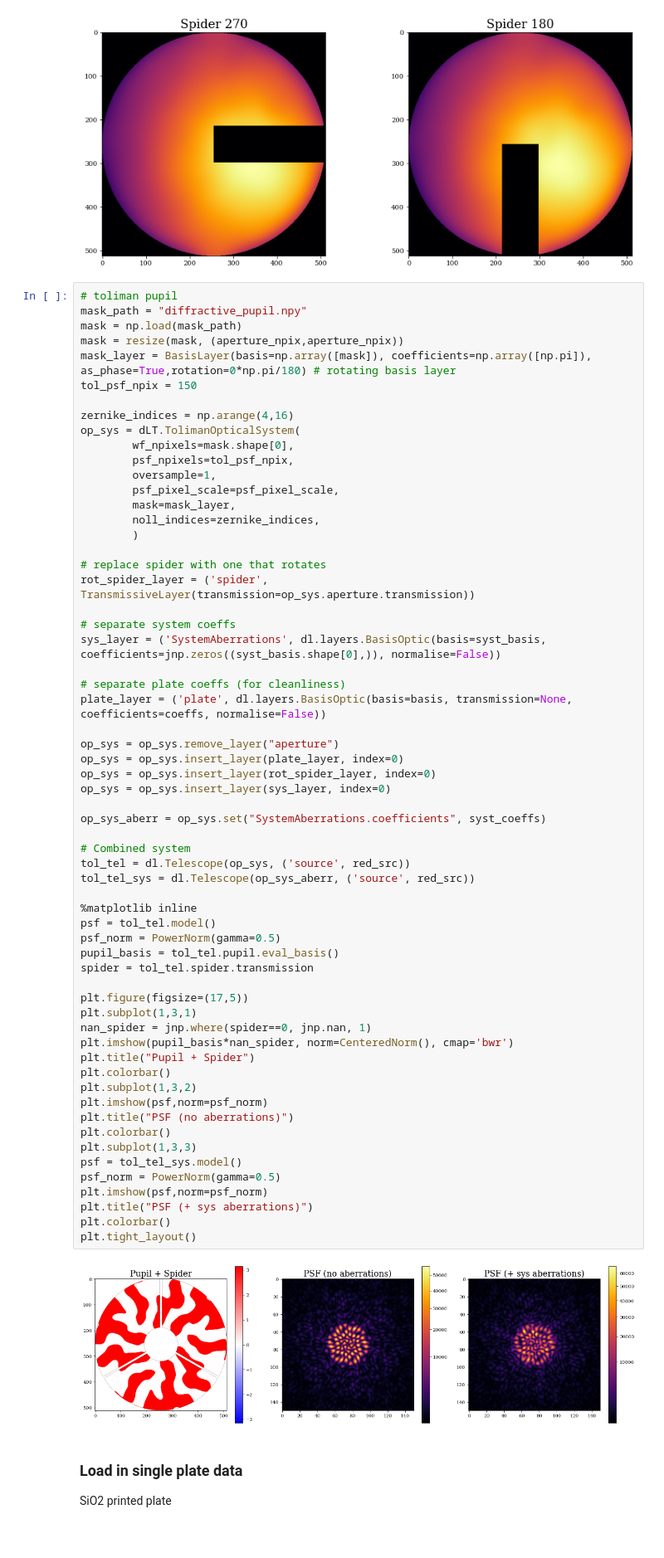
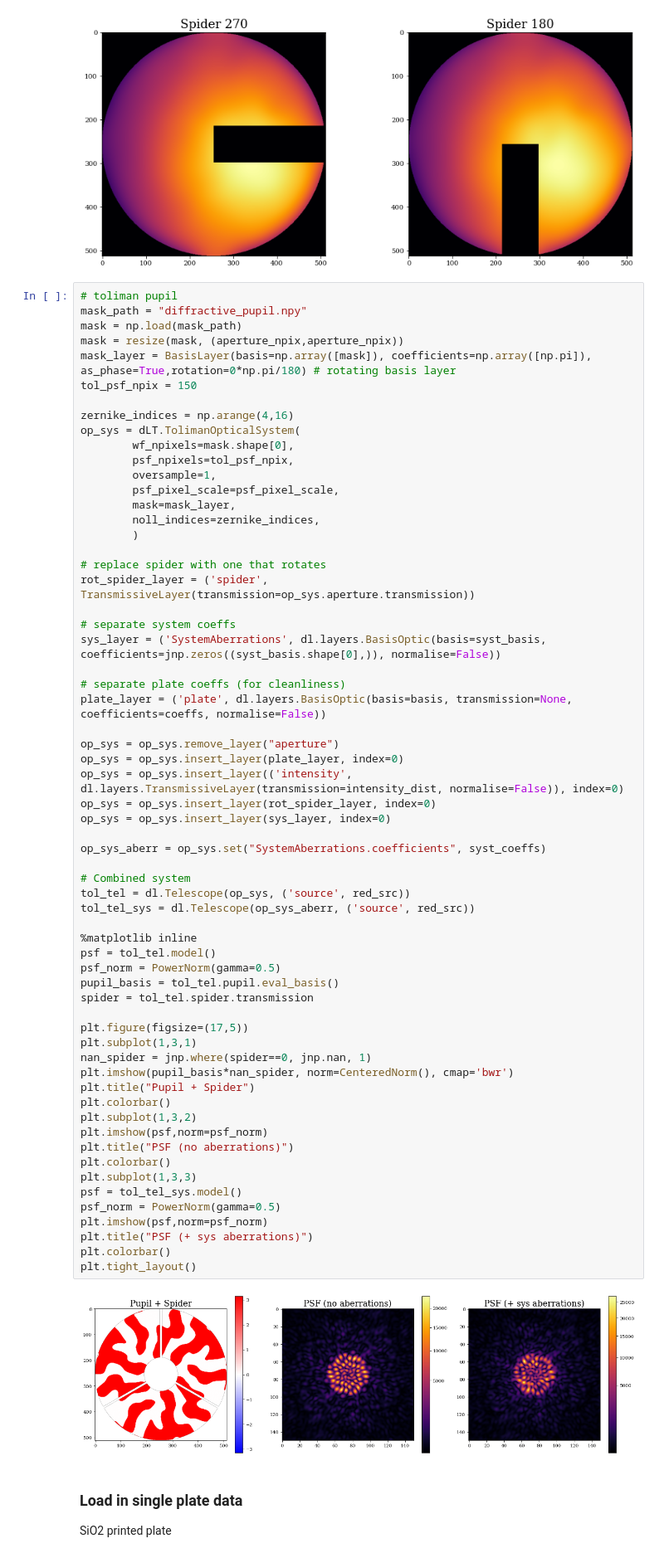
Before and after one commit to TolimanSpace/toliman_dp_design_testing, a Jupyter notebook: Gluing_Characterisation_3_26_fm.ipynb, the cells around one changed output. Shown at 83% size. Saved outputs shown, nothing was run; the diff lists cells and outputs as text.

```diff
--- a/Gluing_Characterisation_3_26_fm.ipynb
+++ b/Gluing_Characterisation_3_26_fm.ipynb
@@ -228,40 +228,41 @@ plate_layer = ('plate', dl.layers.BasisOptic(basis=basis, transmission=None, coe
 
 op_sys = op_sys.remove_layer("aperture")
 op_sys = op_sys.insert_layer(plate_layer, index=0)
+op_sys = op_sys.insert_layer(('intensity', dl.layers.TransmissiveLayer(transmission=intensity_dist, normalise=False)), index=0)
 op_sys = op_sys.insert_layer(rot_spider_layer, index=0)
 op_sys = op_sys.insert_layer(sys_layer, index=0)
 
 op_sys_aberr = op_sys.set("SystemAberrations.coefficients", syst_coeffs)
 
 # Combined system
 tol_tel = dl.Telescope(op_sys, ('source', red_src))
 tol_tel_sys = dl.Telescope(op_sys_aberr, ('source', red_src))
 
 %matplotlib inline
 psf = tol_tel.model()
 psf_norm = PowerNorm(gamma=0.5)
 pupil_basis = tol_tel.pupil.eval_basis()
 spider = tol_tel.spider.transmission
 
 plt.figure(figsize=(17,5))
 plt.subplot(1,3,1)
 nan_spider = jnp.where(spider==0, jnp.nan, 1)
 plt.imshow(pupil_basis*nan_spider, norm=CenteredNorm(), cmap='bwr')
 plt.title("Pupil + Spider")
 plt.colorbar()
 plt.subplot(1,3,2)
 plt.imshow(psf,norm=psf_norm)
 plt.title("PSF (no aberrations)")
 plt.colorbar()
 plt.subplot(1,3,3)
 psf = tol_tel_sys.model()
 psf_norm = PowerNorm(gamma=0.5)
 plt.imshow(psf,norm=psf_norm)
 plt.title("PSF (+ sys aberrations)")
 plt.colorbar()
 plt.tight_layout()
 # %% [output]
-[figure, old version]
+[figure, new version]
 # %% [markdown]
 ### Load in single plate data
 SiO2 printed plate
```
Also changed, not shown: parts of 13 cells of this notebook.
